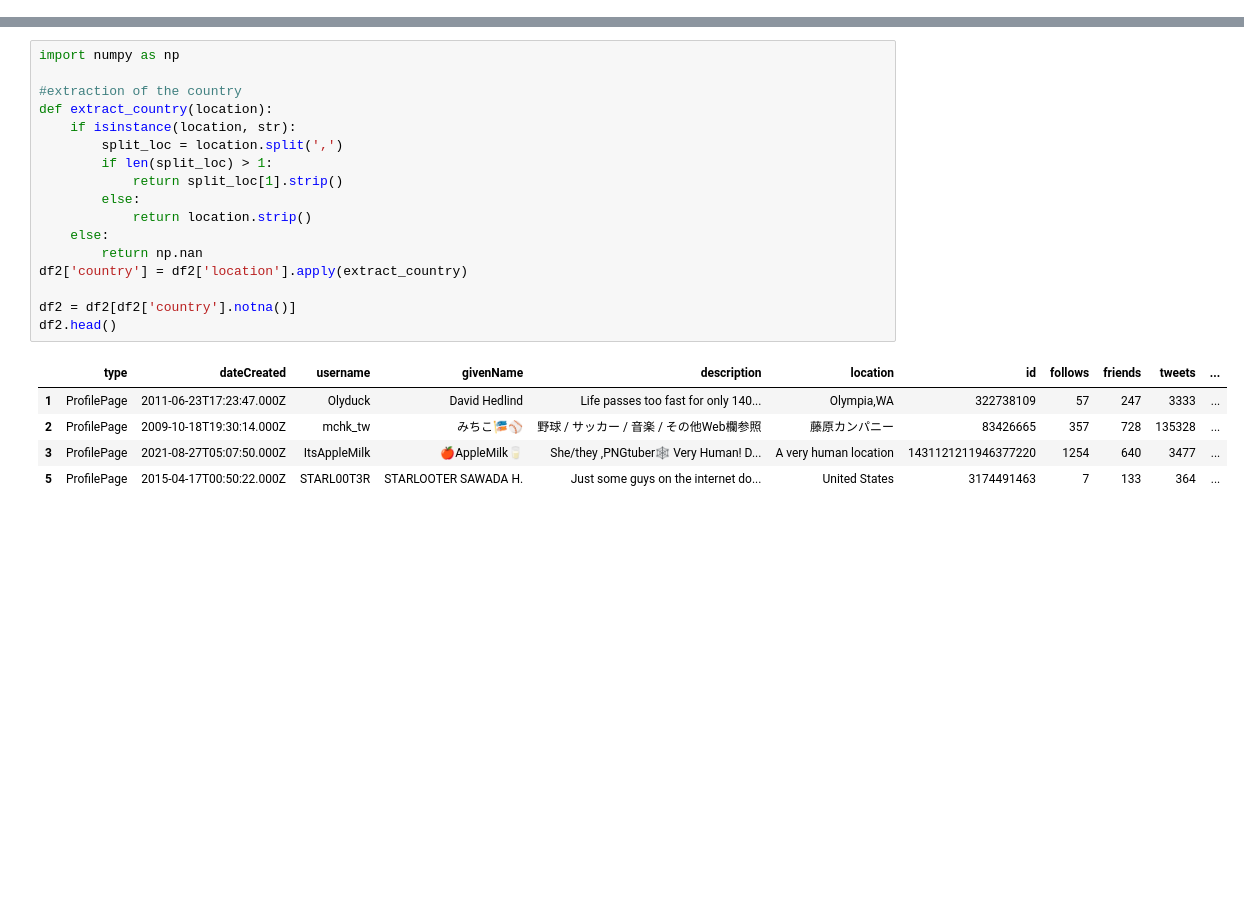
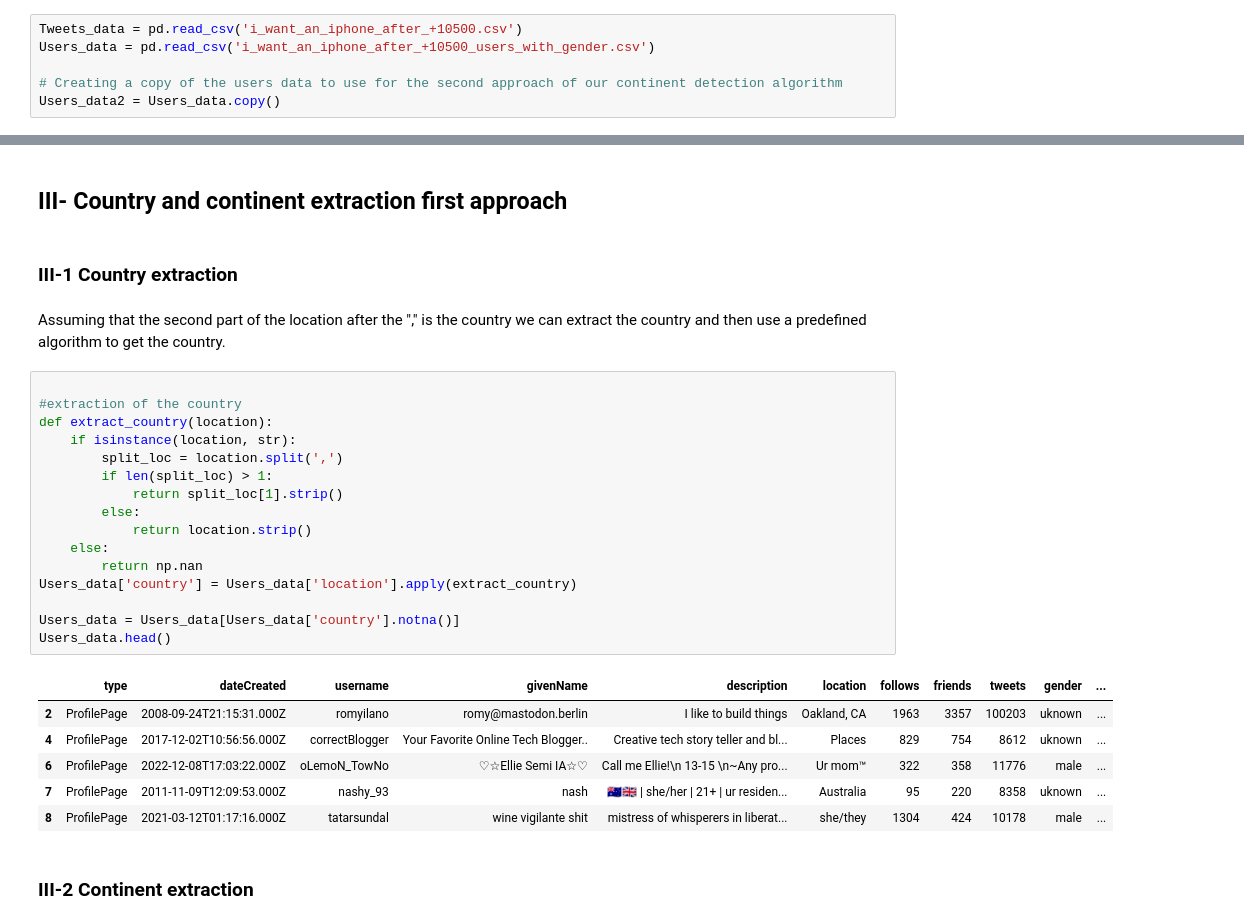
Before and after one commit to Ayoubkassi/Twitter_Comercial_Segments, a Jupyter notebook: Data_analysis.ipynb, the cells around one changed output, grey strips where cells are left out. Drawn from its saved outputs; the diff is of its cells as text; blank space fills up the shorter version.

Commit message:
fixing some issue about the analysis part

```diff
--- a/Data_analysis.ipynb
+++ b/Data_analysis.ipynb
@@ -52,0 +23,6 @@ tweet.head()
+# %%
+Tweets_data = pd.read_csv('i_want_an_iphone_after_+10500.csv')
+Users_data = pd.read_csv('i_want_an_iphone_after_+10500_users_with_gender.csv')
+
+# Creating a copy of the users data to use for the second approach of our continent detection algorithm
+Users_data2 = Users_data.copy()
@@ -83,26 +96,34 @@ ValueError: ignored
+# %% [markdown]
+## III- Country and continent extraction first approach
+# %% [markdown]
+### III-1 Country extraction
+# %% [markdown]
+Assuming that the second part of the location after the "," is the country we can extract the country and then use a predefined algorithm to get the country.
 # %%
-import numpy as np
 
 #extraction of the country
 def extract_country(location):
     if isinstance(location, str):
         split_loc = location.split(',')
         if len(split_loc) > 1:
             return split_loc[1].strip()
         else:
             return location.strip()
     else:
         return np.nan
-df2['country'] = df2['location'].apply(extract_country)
+Users_data['country'] = Users_data['location'].apply(extract_country)
 
-df2 = df2[df2['country'].notna()]
-df2.head()
+Users_data = Users_data[Users_data['country'].notna()]
+Users_data.head()
 # %% [output]
-|  | type | dateCreated | username | givenName | description | location | id | follows | friends | tweets | ... |
-| 1 | ProfilePage | 2011-06-23T17:23:47.000Z | Olyduck | David Hedlind | Life passes too fast for only 140... | Olympia,WA | 322738109 | 57 | 247 | 3333 | ... |
-| 2 | ProfilePage | 2009-10-18T19:30:14.000Z | mchk_tw | みちこ🎏⚾️ | 野球 / サッカー / 音楽 / その他Web欄参照 | 藤原カンパニー | 83426665 | 357 | 728 | 135328 | ... |
-| 3 | ProfilePage | 2021-08-27T05:07:50.000Z | ItsAppleMilk | 🍎AppleMilk🥛 | She/they ,PNGtuber🕸 Very Human! D... | A very human location | 1431121211946377220 | 1254 | 640 | 3477 | ... |
-| 5 | ProfilePage | 2015-04-17T00:50:22.000Z | STARL00T3R | STARLOOTER SAWADA H. | Just some guys on the internet do... | United States | 3174491463 | 7 | 133 | 364 | ... |
+|  | type | dateCreated | username | givenName | description | location | follows | friends | tweets | gender | ... |
+| 2 | ProfilePage | 2008-09-24T21:15:31.000Z | romyilano | romy@mastodon.berlin | I like to build things | Oakland, CA | 1963 | 3357 | 100203 | uknown | ... |
+| 4 | ProfilePage | 2017-12-02T10:56:56.000Z | correctBlogger | Your Favorite Online Tech Blogger.. | Creative tech story teller and bl... | Places | 829 | 754 | 8612 | uknown | ... |
+| 6 | ProfilePage | 2022-12-08T17:03:22.000Z | oLemoN_TowNo | ♡☆Ellie Semi IA☆♡ | Call me Ellie!\n 13-15 \n~Any pro... | Ur mom™ | 322 | 358 | 11776 | male | ... |
+| 7 | ProfilePage | 2011-11-09T12:09:53.000Z | nashy_93 | nash | 🇦🇺🇬🇧 | she/her | 21+ | ur residen... | Australia | 95 | 220 | 8358 | uknown | ... |
+| 8 | ProfilePage | 2021-03-12T01:17:16.000Z | tatarsundal | wine vigilante shit | mistress of whisperers in liberat... | she/they | 1304 | 424 | 10178 | male | ... |
+# %% [markdown]
+### III-2 Continent extraction
 # %%
 
 def my_convert(row):
```
Also changed, not shown: parts of 33 cells of this notebook.
